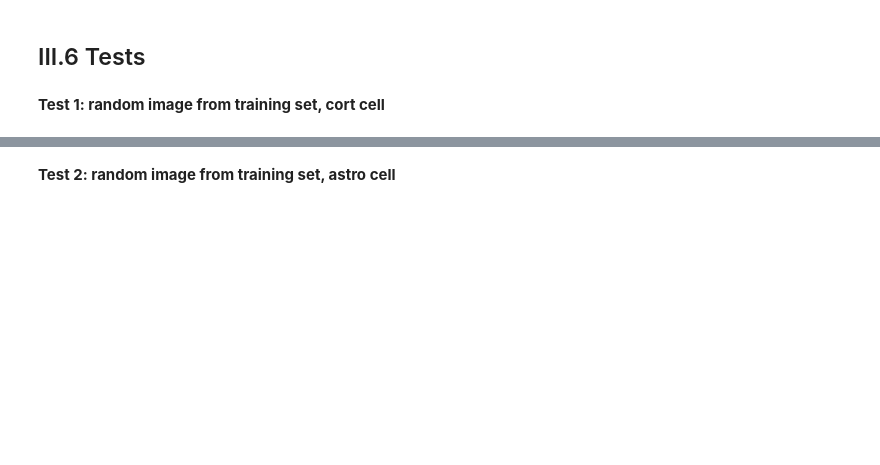
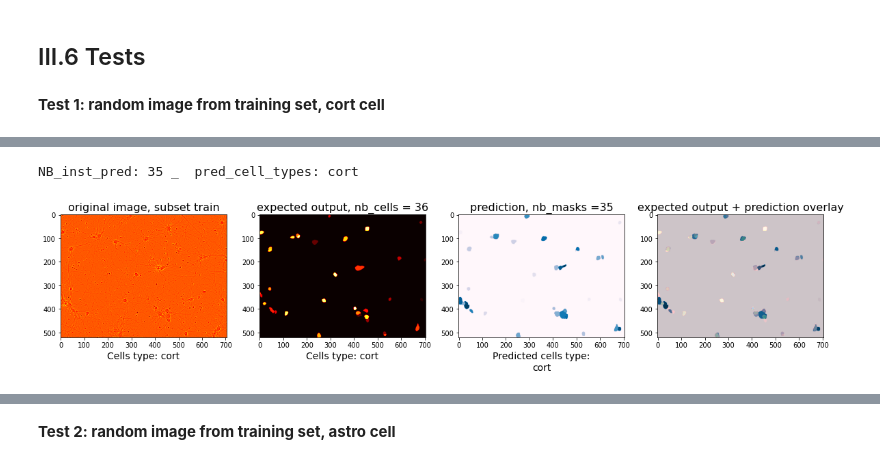
Before and after one commit to Rickyviii/M-RCNN-for-Kaggle-Cells-competition, a Jupyter notebook: kaggle_competition_cells.ipynb, the cells around one changed output, grey strips where cells are left out. Saved outputs shown, nothing was run; the diff lists cells and outputs as text; code cells hidden in the pictures; blank space fills up the shorter version.

```diff
--- a/kaggle_competition_cells.ipynb
+++ b/kaggle_competition_cells.ipynb
@@ -955,0 +958,9 @@ AP      -       -       -       0.000
+# %%
+def remove_overlapping_pixels(mask, other_masks):
+
+    for other_mask in other_masks:
+        other_mask = other_mask.astype('uint16')
+        if np.sum(np.logical_and(mask, other_mask)) > 0:
+            mask[np.logical_and(mask, other_mask)] = 0
+    mask = mask.astype('uint16')
+    return mask
@@ -1081,3 +1149,13 @@ NB_inst_pred: 28 _  pred_cell_types: cort
+# %%
+_, array_pred_multimasks_woo, _ = get_ouput_info(results, remove_overlap=True)
+plot_results(Image.open(os.path.join(DIR_IMG_TRAINING, img_name)), 'hot',
+                            img_subset, array_true_multimasks, array_pred_multimasks_woo, img_cell_type,
+                            pred_cell_types, img_nb_cells, NB_inst_pred)
+
+#identical graphs when we remove overlap
+# %% [output]
+NB_inst_pred: 35 _  pred_cell_types: cort
+[figure, added]
 # %%
 #IOU score for one image
 iou_map([array_true_multimasks], [array_pred_multimasks], verbose=1);
```
Also changed, not shown: parts of 20 cells of this notebook.
